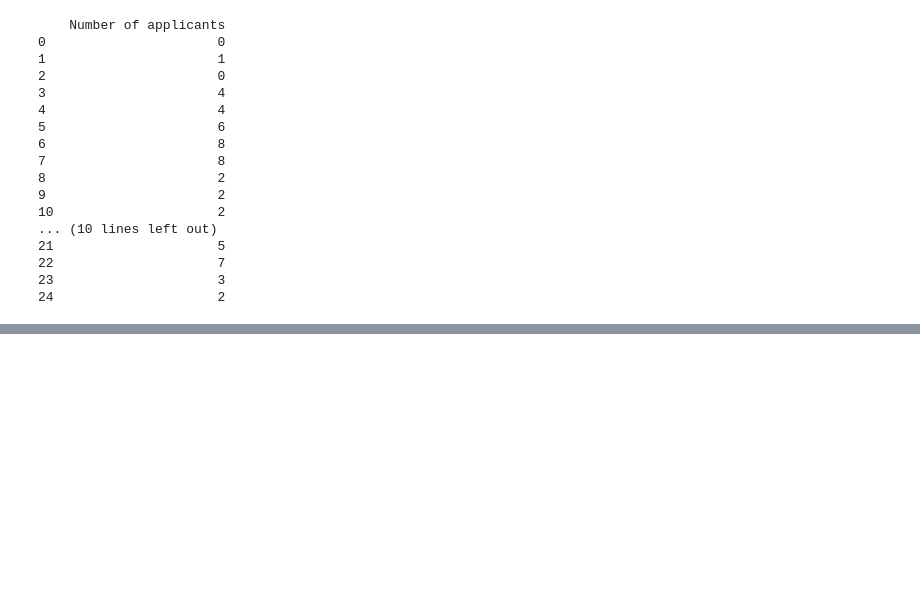
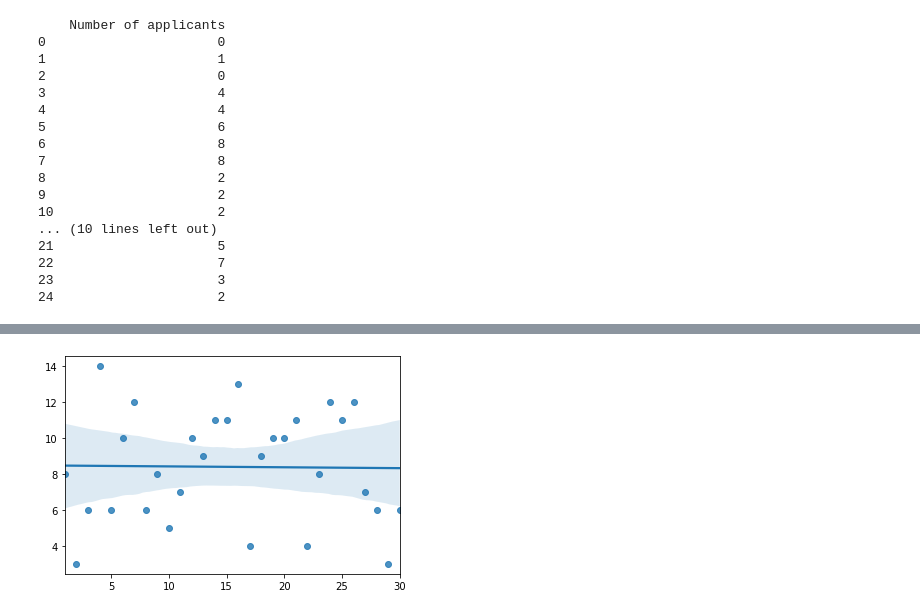
Before and after one commit to Ainara12/Fundamentals-DataAnalysis-tasks, a Jupyter notebook: Playing with synthetic data creation.ipynb, the cells around one changed output, grey strips where cells are left out. Saved outputs shown, nothing was run; the diff lists cells and outputs as text; code cells hidden in the pictures; blank space fills up the shorter version.

```diff
--- a/Playing with synthetic data creation.ipynb
+++ b/Playing with synthetic data creation.ipynb
@@ -107,0 +204,19 @@ print(df)
+# %%
+#Creating and plotting data from men that applied and were accepted in role:
+
+np.random.seed(0)
+
+a=np.random.randint(3,15,30)#number of observations for applied women group
+b=np.random.randint(5,26,30)#number of observations for women accepted in the job
+
+x = np.linspace(1, 30, 30)
+y1=a
+y2=b
+
+
+sns.regplot(x,y1 )
+
+
+plt.show()
+# %% [output]
+[figure, added]
```
Also changed, not shown: parts of 9 cells of this notebook, 1 other file.
